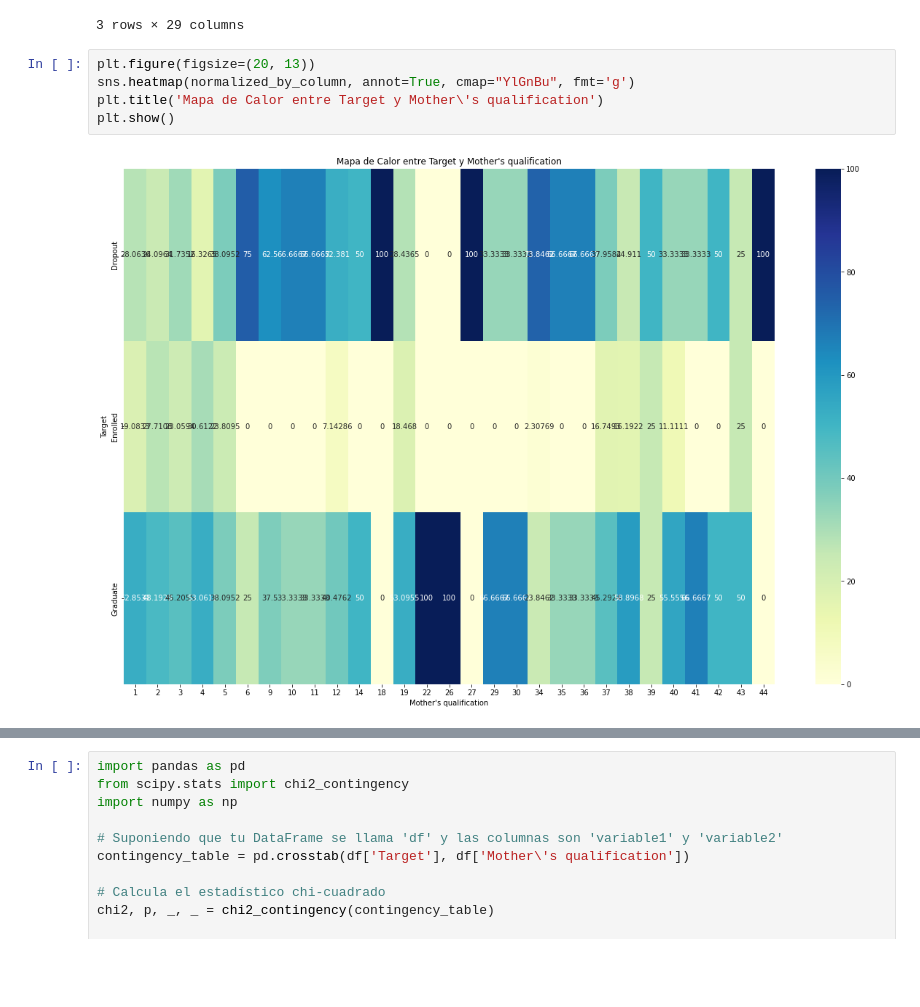
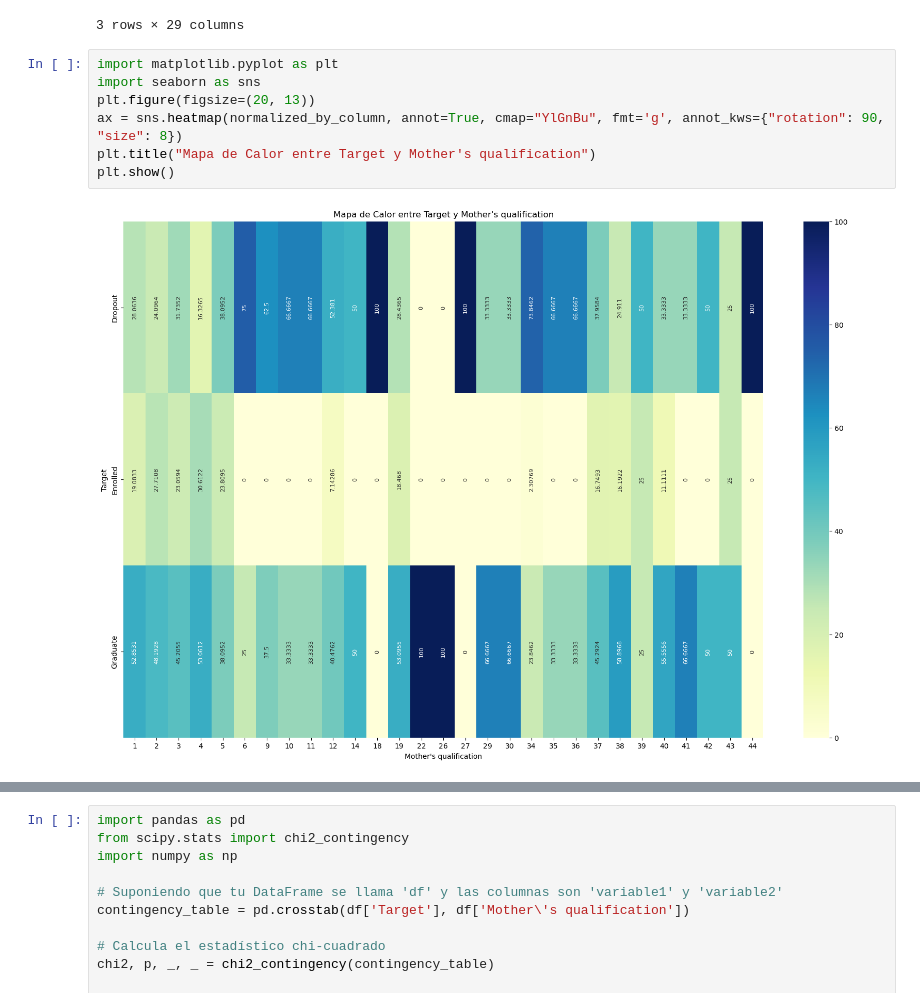
Before and after one commit to JeisonCamiloO/Proyecto-EDA, a Jupyter notebook: Exploracion Datos Proyecto.ipynb, the cells around one changed output, grey strips where cells are left out. Cells and saved outputs as stored; diff of their text form; blank space fills up the shorter version.

Commit message:
Archivos de entrega

```diff
--- a/Exploracion Datos Proyecto.ipynb
+++ b/Exploracion Datos Proyecto.ipynb
@@ -174,9 +174,11 @@ normalized_by_column
 | Graduate | 52.853134 | 48.192771 | 45.205479 | 53.061224 | 38.095238 | 25.0 | 37.5 | 33.333333 | 33.333333 | 40.476190 | ... |
 3 rows × 29 columns
 # %%
+import matplotlib.pyplot as plt
+import seaborn as sns
 plt.figure(figsize=(20, 13))
-sns.heatmap(normalized_by_column, annot=True, cmap="YlGnBu", fmt='g')
-plt.title('Mapa de Calor entre Target y Mother\'s qualification')
+ax = sns.heatmap(normalized_by_column, annot=True, cmap="YlGnBu", fmt='g', annot_kws={"rotation": 90, "size": 8})
+plt.title("Mapa de Calor entre Target y Mother's qualification")
 plt.show()
 # %% [output]
-[figure, old version]
+[figure, new version]
```
Also changed, not shown: parts of 6 cells of this notebook, 1 other file.
